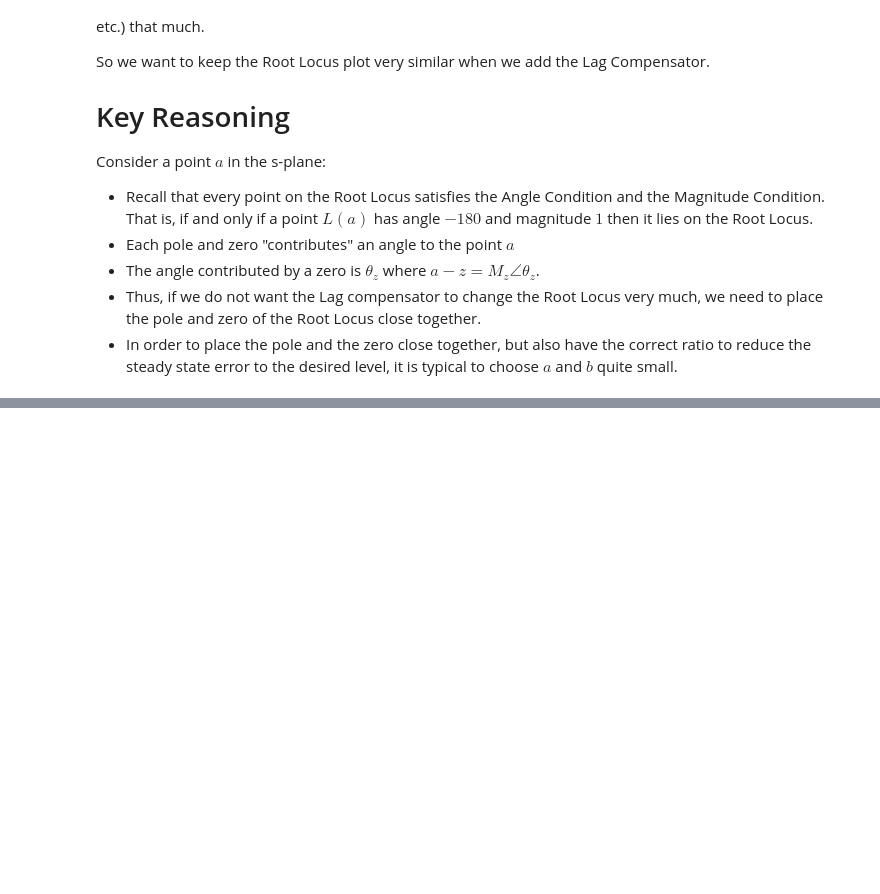
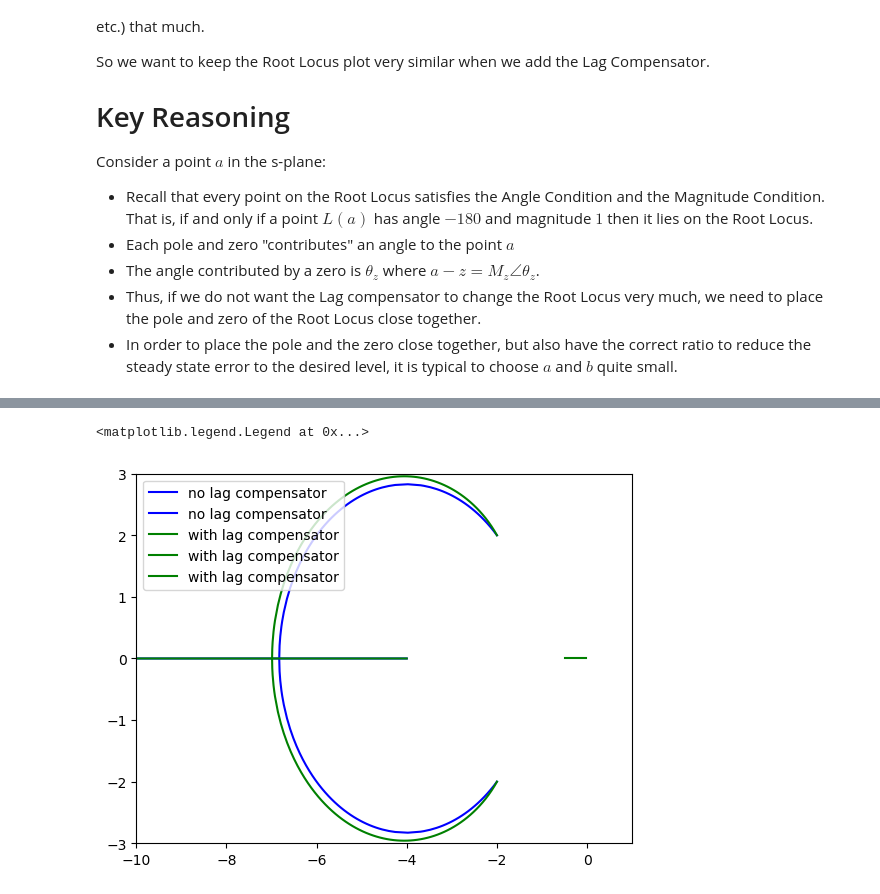
Before and after one commit to issam-akhtar/Unit-4---Lead-lag-control, a Jupyter notebook: Unit 4 - Part 2 - Lag control using Root Locus approach.ipynb, the cells around one changed output, grey strips where cells are left out. Drawn from its saved outputs; the diff is of its cells as text; code cells hidden in the pictures; blank space fills up the shorter version.

```diff
--- a/Unit 4 - Part 2 - Lag control using Root Locus approach.ipynb
+++ b/Unit 4 - Part 2 - Lag control using Root Locus approach.ipynb
@@ -124,0 +204,17 @@ The main reasoning will be illustrated using an example.
+# %%
+P = ct.tf([1, 4], [1, 4, 8])
+
+K = ct.tf([1, 0.5], [1, 0.0164])
+
+cl_poles_P, gain_P = ct.root_locus(P, plot=False)
+cl_poles_L, gain_L = ct.root_locus(P*K, plot=False)
+
+fig,ax = plt.subplots(1)
+ax.plot(np.real(cl_poles_P), np.imag(cl_poles_P), color='b', label='no lag compensator')
+ax.plot(np.real(cl_poles_L), np.imag(cl_poles_L), color='g', label='with lag compensator')
+ax.set_xlim(-10,1)
+ax.set_ylim(-3,3)
+ax.legend()
+# %% [output]
+<matplotlib.legend.Legend at 0x...>
+[figure, added]
```
Also changed, not shown: parts of 12 cells of this notebook, 1 other file.
